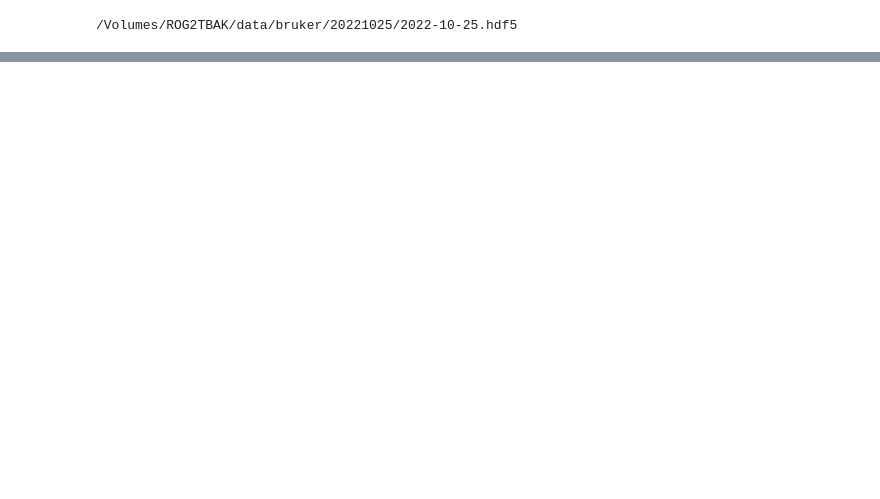
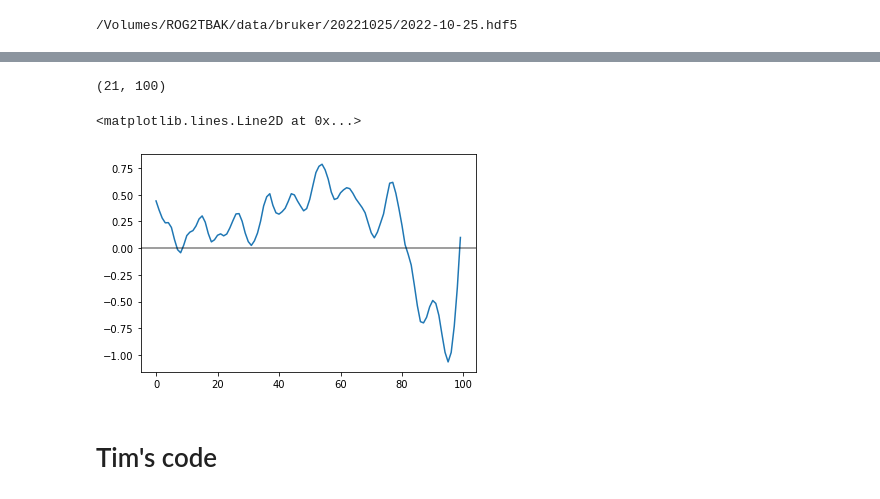
Before and after one commit to Biofall/two_photon_analysis, a Jupyter notebook: notebooks/temp_rf.py.ipynb, the cells around one changed output, grey strips where cells are left out. Saved outputs shown, nothing was run; the diff lists cells and outputs as text; code cells hidden in the pictures; blank space fills up the shorter version.

```diff
--- a/notebooks/temp_rf.py.ipynb
+++ b/notebooks/temp_rf.py.ipynb
@@ -141,33 +46,0 @@ array([[0.5, 1. , 0. , 0. , 1. ],
-# %%
-# pull run parameters (same across all trials)
-update_rate = run_parameters['update_rate']
-rand_min = run_parameters['rand_min']
-rand_max = run_parameters['rand_max']
-
-# calculate size of noise grid, in units of patches (H,W)
-#output_shape = (int(np.floor(run_parameters['grid_height']/run_parameters['patch_size'])), int(np.floor(run_parameters['grid_width']/run_parameters['patch_size'])));
-
-# calculate number of time points needed
-n_frames = update_rate*(run_parameters['stim_time']);
-
-# initialize array that will contain stimuli for all trials
-all_stims = np.zeros(int(n_frames) ,int(run_parameters['num_epochs']))
-# populate all-trial stimulus array
-for trial_num in range(1, int(run_parameters['num_epochs']+1)):
-    # pull start_seed for trial
-    start_seed = epoch_parameters[(trial_num-1)]['start_seed']
-    # initialize stimulus frames variable with full idle color
-    stim = np.full(int(n_frames),run_parameters['idle_color'])
-    # populate stim array (T) specifically during "stim time"
-    for stim_ind in range(0, stim.shape[0]):
-        # find time in sec at stim_ind
-        t = stim_ind/update_rate;
-        # define seed at each timepoint
-        seed = int(round(start_seed + t*update_rate))
-        np.random.seed(seed)
-        # find random values for the current seed and write to pre-initialized stim array
-        rand_values = np.random.choice([rand_min, (rand_min + rand_max)/2, rand_max], 1);
-        stim[stim_ind]= rand_values
-
-    # save trial stimulus to all_stims(Height, Width, Time, Trial)
-    all_stims[:,(trial_num-1)] = stim;
@@ -174,2 +122,14 @@ for trial_num in range(1, int(run_parameters['num_epochs']+1)):
+# %%
+roi_mean_trf.shape
+# %% [output]
+(21, 100)
+# %%
+plt.plot(roi_mean_trf.mean(axis=0))
+plt.axhline(y=0, color='k', alpha=0.5)
+# %% [output]
+<matplotlib.lines.Line2D at 0x...>
+[figure, added]
+# %% [markdown]
+# Tim's code
 # %%
 # define filter length in seconds, convert to samples
```
Also changed, not shown: parts of 11 cells of this notebook.
